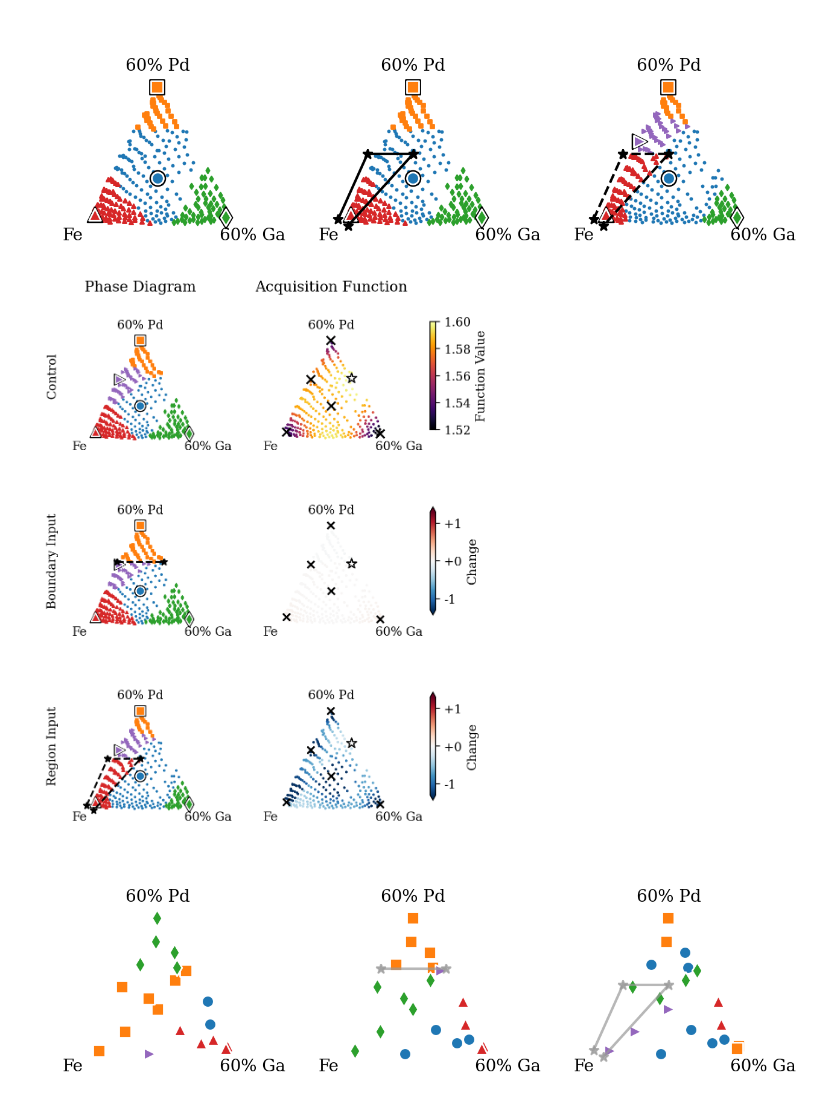
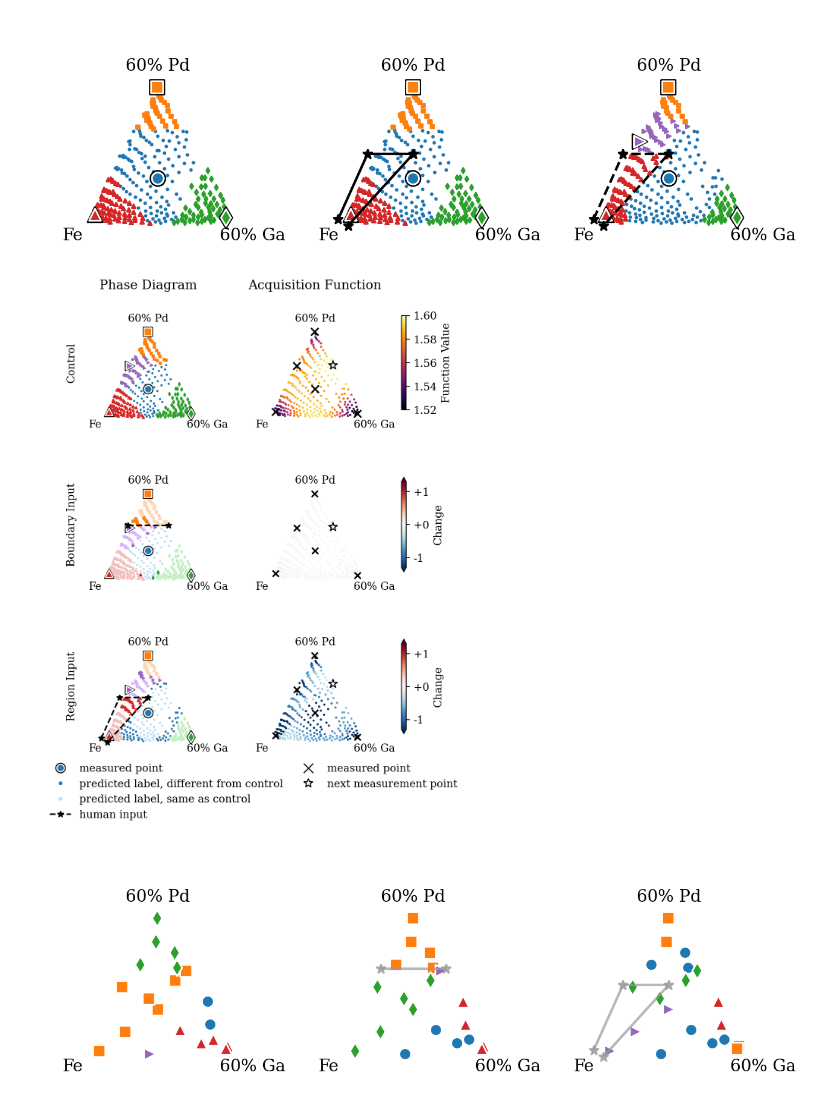
Before and after one commit to fadams-umd/CAMEO-HITL, a Jupyter notebook: create_figures.ipynb, the cells around one changed output. Cells and saved outputs as stored; diff of their text form; code cells hidden in the pictures.

Commit message:
Updated phase and acquisition results figure.

```diff
--- a/create_figures.ipynb
+++ b/create_figures.ipynb
@@ -692,8 +710,6 @@ fig.colorbar(sp, ax=ax[0, :], location='right', pad=0.1)
 # plt.tight_layout()
 # %%
 fig, ax = plt.subplots(3, 2, figsize=(6.5, 8), dpi=200)
-
-# ax[0, 0].axis('off')
 
 tax = ternary.TernaryAxesSubplot(ax[0, 0], scale=0.6)
 control_result(tax)
@@ -716,36 +732,69 @@ tax.get_axes().set_ylabel('Boundary Input')
 
 tax = ternary.TernaryAxesSubplot(ax[1, 1], scale=0.6)
 sp = input_acquisition(tax, boundary_input)
 fig.colorbar(sp, ax=ax[1, :],
              location='right',
              shrink=0.7,
              format='%+d',
              extend='both',
              label='Change',
              ticks=[-1, 0, 1])
 
-# ax[2, 0].axis('off')
-
 tax = ternary.TernaryAxesSubplot(ax[2, 0], scale=0.6)
 input_result(tax, region_input, True)
 tax.get_axes().set_ylabel('Region Input')
+
+measured_marker = (Line2D([0], [0], marker='o', markersize=9,
+                          markeredgecolor='k', markerfacecolor='w',
+                          linestyle='None'),
+                   Line2D([0], [0], marker='o', markersize=7,
+                          markeredgecolor='w', markerfacecolor='C0',
+                          linestyle='None'))
+equal_marker = Line2D([0], [0], marker='.', markersize=5,
+                      color='C0', linestyle='None')
+change_marker = Line2D([0], [0], marker='.', markersize=5,
+                       color='#beddf4', linestyle='None')
+input_marker = Line2D([0], [0], linestyle='--', marker='*', color='k')
+
+tax.get_axes().legend(handles=[measured_marker,
+                               equal_marker,
+                               change_marker,
+                               input_marker],
+                      labels=['measured point',
+                              'predicted label, different from control',
+                              'predicted label, same as control',
+                              'human input'],
+                      bbox_to_anchor=[-0.3, 0],
+                      loc='upper left',
+                      frameon=False)
 
 tax = ternary.TernaryAxesSubplot(ax[2, 1], scale=0.6)
 sp = input_acquisition(tax, region_input)
 fig.colorbar(sp,
              ax=ax[2, :],
              location='right',
              shrink=0.7,
              format='%+d',
              extend='both',
              label='Change',
              ticks=[-1, 0, 1])
 
+measured_marker = Line2D([0], [0], marker='x', markersize=9, color='k',
+                         linestyle='None')
+next_marker = Line2D([0], [0], marker='*', markersize=9, markeredgecolor='k',
+                     markerfacecolor='w', linestyle='None')
+
+tax.get_axes().legend(handles=[measured_marker, next_marker],
+                      labels=['measured point', 'next measurement point'],
+                      bbox_to_anchor=[0.3, 0],
+                      loc='upper left',
+                      frameon=False)
+
 fig.set_facecolor('white')
 
 # plt.tight_layout()
 # %% [output]
-[figure, old version]
+[figure, new version]
 # %%
 fig.savefig('figures/Combined Results.svg')
 # %%
```
Also changed, not shown: parts of 2 cells of this notebook.
